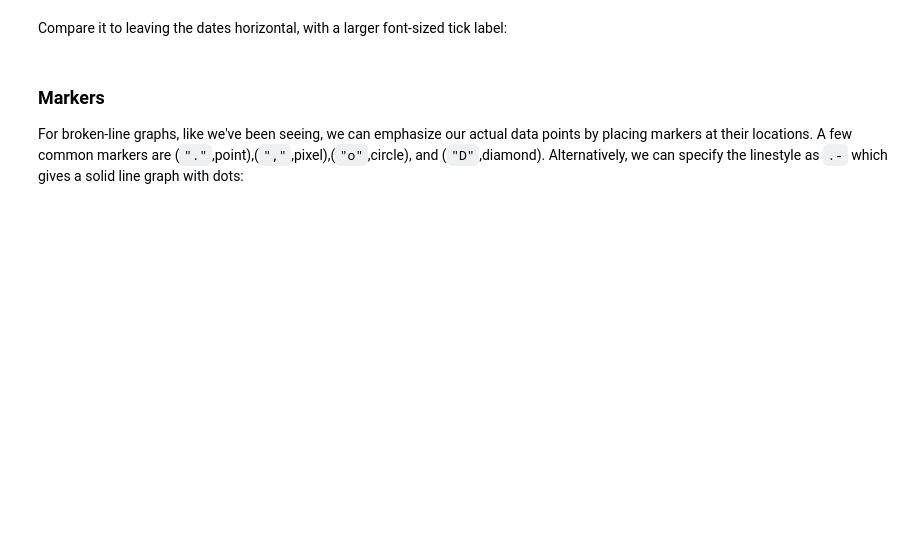
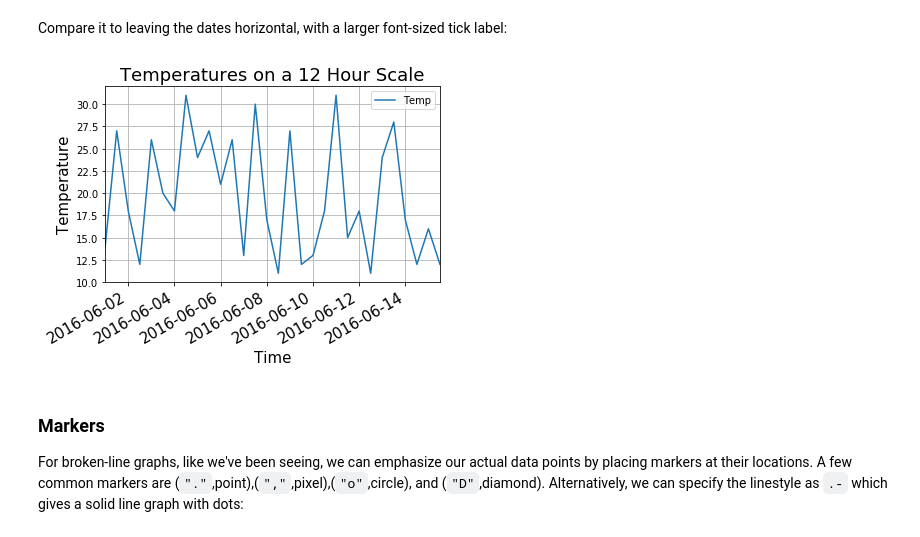
Before and after one commit to scotthsieh0503/DataScienceClass, a Jupyter notebook: Unit 4 - Data Visualization/Unit 04 - Data Visualization.ipynb, the cells around one changed output. Drawn from its saved outputs; the diff is of its cells as text; code cells hidden in the pictures; blank space fills up the shorter version.

```diff
--- a/Unit 4 - Data Visualization/Unit 04 - Data Visualization.ipynb
+++ b/Unit 4 - Data Visualization/Unit 04 - Data Visualization.ipynb
@@ -297,16 +318,19 @@ Compare it to leaving the dates horizontal, with a larger font-sized tick label:
 # %%
 fig = plt.figure()
 plt.plot(df3.index,df3['Temperature'],label='Temp')
 plt.xlabel('Time', size=15)
 plt.ylabel('Temperature',size=15)
 plt.legend()
 plt.title('Temperatures on a 12 Hour Scale',size=18)
 plt.grid()
 plt.tick_params(axis='x', labelsize=10)
 plt.xlim(df3.index[0],df3.index[-1])
 plt.tick_params(axis='x', labelsize=15)
+fig.autofmt_xdate()
 #fig.autofmt_xdate()
 plt.show()
+# %% [output]
+[figure, added]
 # %% [markdown]
 ### Markers
 
```
Also changed, not shown: parts of 38 cells of this notebook, 22 other files.
